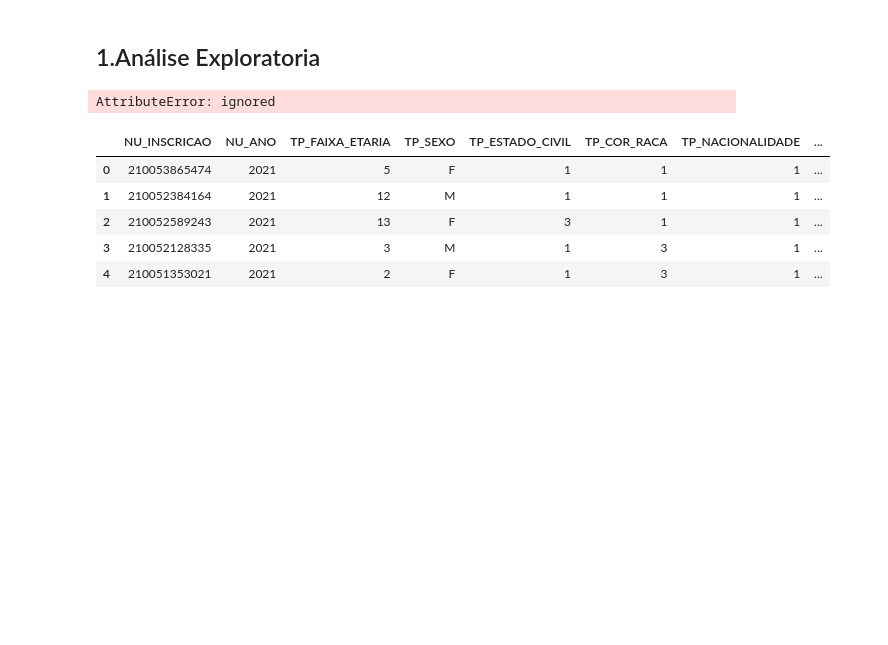
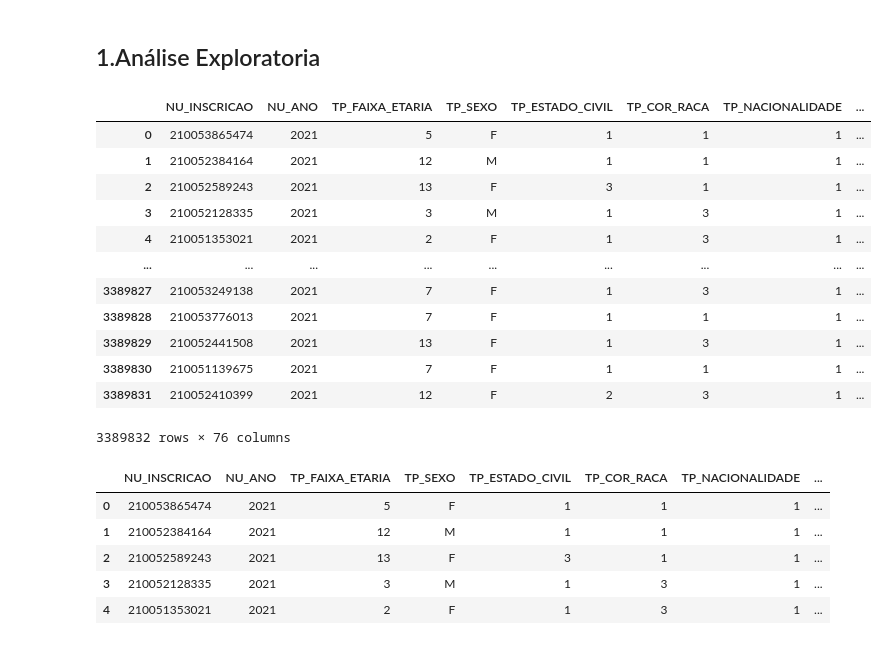
Before and after one commit to Gus-1003/Projeto_Pesquisa_Enem, a Jupyter notebook: Análise_Geral_Microdados_Enem.ipynb, the cells around one changed output. Saved outputs shown, nothing was run; the diff lists cells and outputs as text; code cells hidden in the pictures; blank space fills up the shorter version.

```diff
--- a/Análise_Geral_Microdados_Enem.ipynb
+++ b/Análise_Geral_Microdados_Enem.ipynb
@@ -24,9 +24,21 @@ Mounted at /content/drive/
 # ler dados de interesse
 dados = pd.read_csv('/content/drive/MyDrive/PIBIC-ENEM2021-Gustavo_Maciel/Base de Dados/MICRODADOS_ENEM_2021.csv', encoding='latin-1', delimiter=";", quotechar='"')
 # %%
-display.dados
+display(dados)
 # %% [output]
+|  | NU_INSCRICAO | NU_ANO | TP_FAIXA_ETARIA | TP_SEXO | TP_ESTADO_CIVIL | TP_COR_RACA | TP_NACIONALIDADE | ... |
+| 0 | 210053865474 | 2021 | 5 | F | 1 | 1 | 1 | ... |
+| 1 | 210052384164 | 2021 | 12 | M | 1 | 1 | 1 | ... |
+| 2 | 210052589243 | 2021 | 13 | F | 3 | 1 | 1 | ... |
+| 3 | 210052128335 | 2021 | 3 | M | 1 | 3 | 1 | ... |
+| 4 | 210051353021 | 2021 | 2 | F | 1 | 3 | 1 | ... |
+| ... | ... | ... | ... | ... | ... | ... | ... | ... |
+| 3389827 | 210053249138 | 2021 | 7 | F | 1 | 3 | 1 | ... |
+| 3389828 | 210053776013 | 2021 | 7 | F | 1 | 1 | 1 | ... |
+| 3389829 | 210052441508 | 2021 | 13 | F | 1 | 3 | 1 | ... |
+| 3389830 | 210051139675 | 2021 | 7 | F | 1 | 1 | 1 | ... |
+| 3389831 | 210052410399 | 2021 | 12 | F | 2 | 3 | 1 | ... |
-AttributeError: ignored
+3389832 rows × 76 columns
 # %%
 dados.head()
 # %% [output]
```
